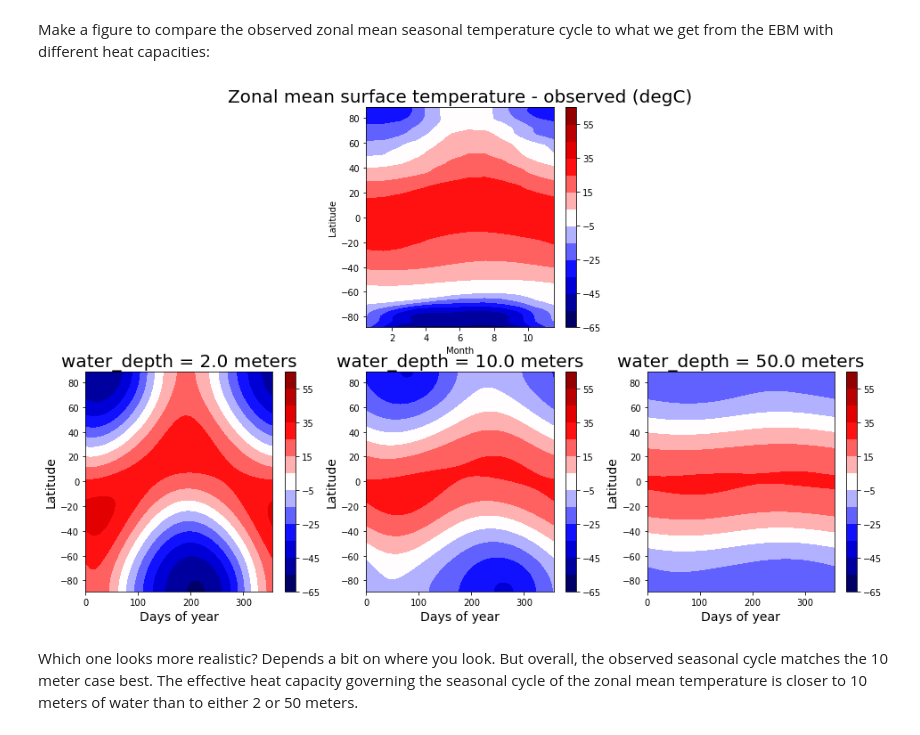
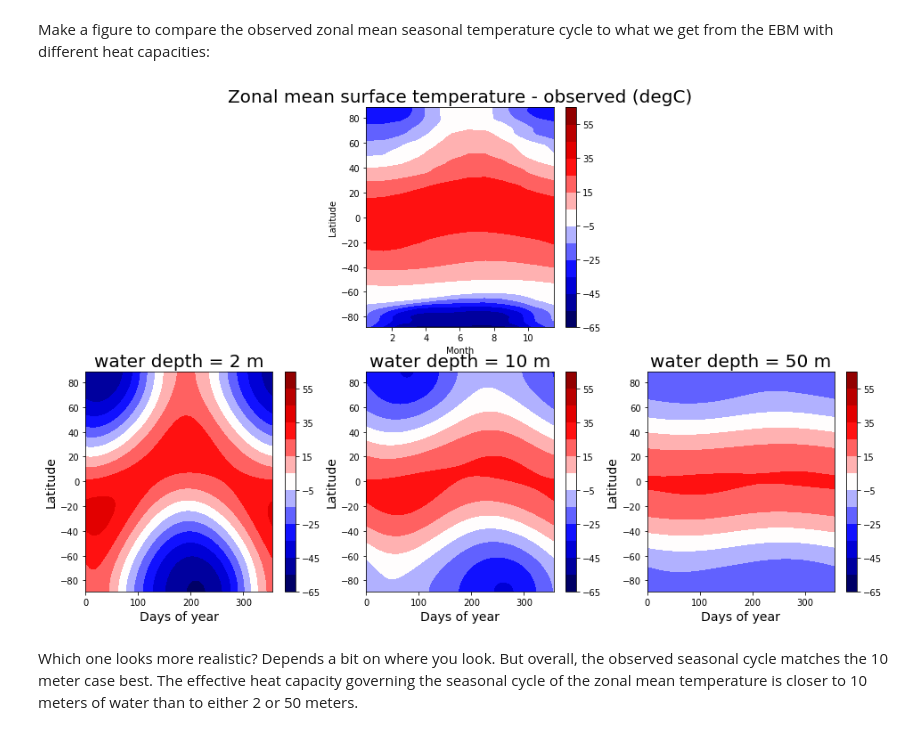
Before and after one commit to brian-rose/ClimateModeling_courseware, a Jupyter notebook: Lectures/Lecture15 -- Seasonal cycle and heat capacity.ipynb, the cells around one changed output. Saved outputs shown, nothing was run; the diff lists cells and outputs as text; code cells hidden in the pictures.

```diff
--- a/Lectures/Lecture15 -- Seasonal cycle and heat capacity.ipynb
+++ b/Lectures/Lecture15 -- Seasonal cycle and heat capacity.ipynb
@@ -486,27 +486,27 @@ Make a figure to compare the observed zonal mean seasonal temperature cycle to w
 # %%
 fig = plt.figure( figsize=(16,10) )
 
 ax = fig.add_subplot(2,num_depths,2)
 cax = ax.contourf(np.arange(12)+0.5, lat_ncep,
                   Ts_ncep.mean(dim='lon').transpose(),
                   levels=clevels, cmap=plt.cm.seismic,
                   vmin=Tmin, vmax=Tmax)
 ax.set_xlabel('Month')
 ax.set_ylabel('Latitude')
 cbar = plt.colorbar(cax)
 ax.set_title('Zonal mean surface temperature - observed (degC)', fontsize=20)
 
 for n in range(num_depths):
     ax = fig.add_subplot(2,num_depths,num_depths+n+1)
     cax = ax.contourf(4*np.arange(num_steps_per_year),
                       lat, Tyear[:,:,n], levels=clevels,
                       cmap=plt.cm.seismic, vmin=Tmin, vmax=Tmax)
     cbar1 = plt.colorbar(cax)
-    ax.set_title('water_depth = ' + str(models[n].param['water_depth']) + ' meters', fontsize=20 )
+    ax.set_title('water depth = %.0f m' %models[n].param['water_depth'], fontsize=20 )
     ax.set_xlabel('Days of year', fontsize=14 )
     ax.set_ylabel('Latitude', fontsize=14 )
 # %% [output]
-[figure, old version]
+[figure, new version]
 # %% [markdown]
 Which one looks more realistic? Depends a bit on where you look. But overall, the observed seasonal cycle matches the 10 meter case best. The effective heat capacity governing the seasonal cycle of the zonal mean temperature is closer to 10 meters of water than to either 2 or 50 meters.
 # %% [markdown]
```
Also changed, not shown: parts of 10 cells of this notebook.
